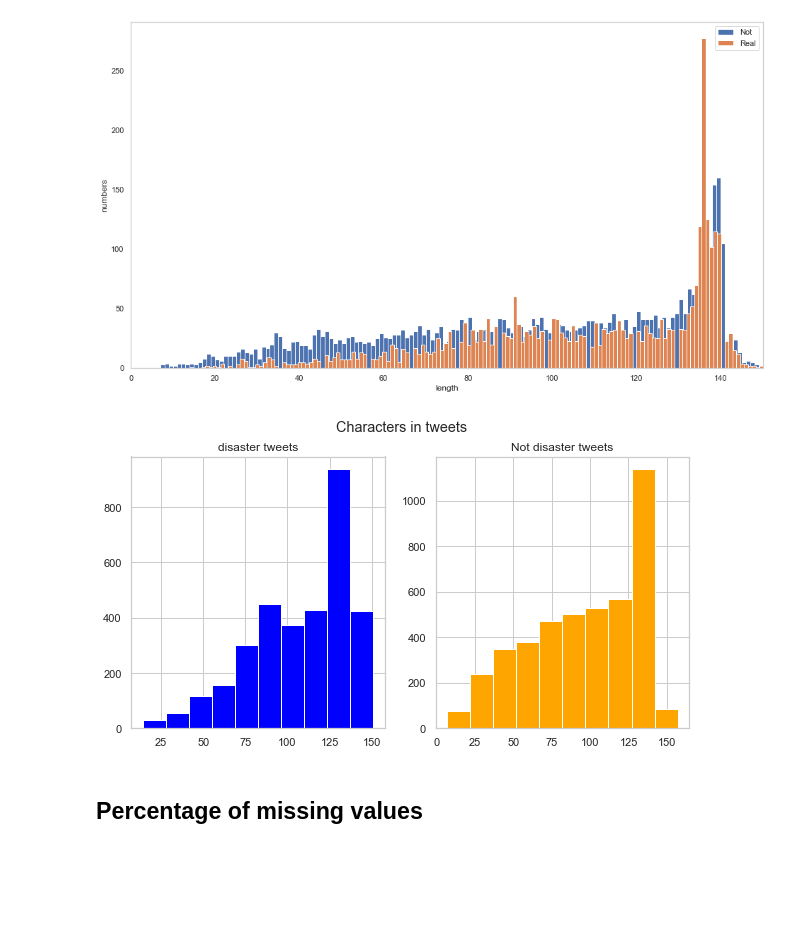
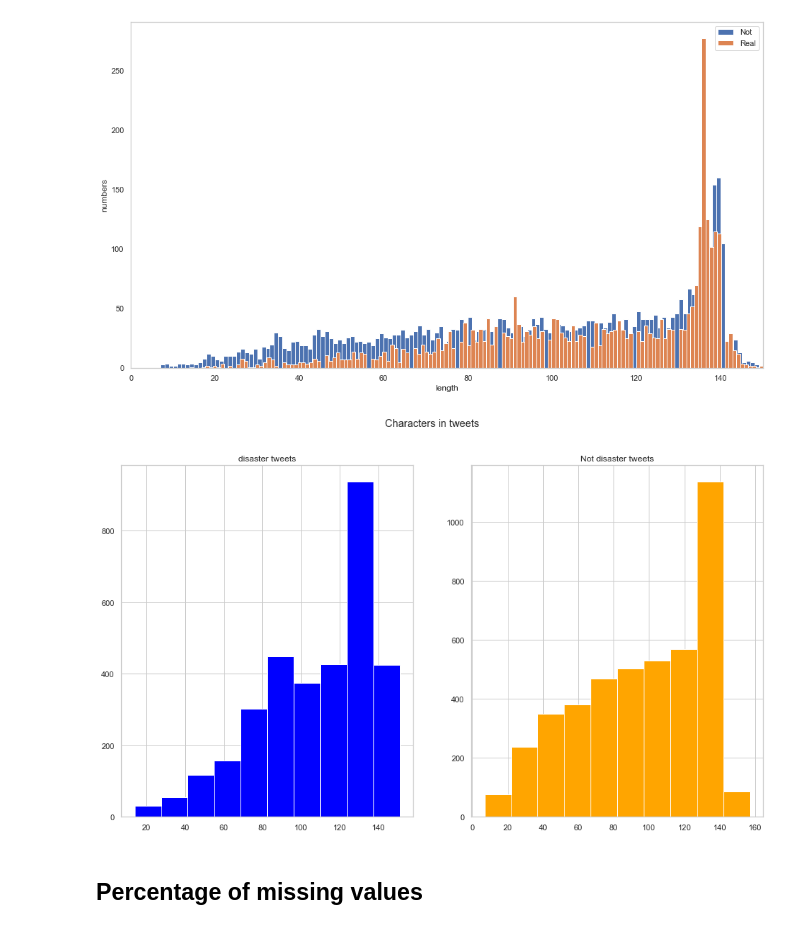
Before and after one commit to katebeloussmile/Learn3_2sem, a Jupyter notebook: ML/RGR/RGR.ipynb, the cells around one changed output. Cells and saved outputs as stored; diff of their text form; code cells hidden in the pictures; blank space fills up the shorter version.

```diff
--- a/ML/RGR/RGR.ipynb
+++ b/ML/RGR/RGR.ipynb
@@ -44,10 +41,10 @@ from sklearn.impute import SimpleImputer
 # %% [markdown]
 # Data importing and breakdown
 # %%
-train_df = pd.read_csv('train.csv')
+train = pd.read_csv('train.csv')
 test = pd.read_csv('test.csv')
 print("Train info:\n")
-print(train_df.info())
+print(train.info())
 print("\nTestinfo:\n")
 print(test.info())
 # %% [output]
@@ -125,5 +121,5 @@ Concatenate to full dataset:
 # %%
-full = pd.concat(objs=[train_df, test], axis=0)
+full = pd.concat(objs=[train, test], axis=0)
 full.tail()#check for correct concat
 # %% [output]
 |  | id | keyword | location | text | target |
@@ -174,17 +170,17 @@ plt.show()
 # %% [output]
 [figure]
 # %%
-fig,(ax1,ax2)=plt.subplots(1,2,figsize=(10,5))
+fig,(ax1,ax2)=plt.subplots(1,2,figsize=(16, 9))
 tweet_len=sent_length[sent_length['target']==1]['text'].str.len()
 ax1.hist(tweet_len,color='blue')
 ax1.set_title('disaster tweets')
 tweet_len=sent_length[sent_length['target']==0]['text'].str.len()
 ax2.hist(tweet_len,color='orange')
 ax2.set_title('Not disaster tweets')
 fig.suptitle('Characters in tweets')
 plt.show()
 # %% [output]
-[figure, old version]
+[figure, new version]
 # %% [markdown]
 ## Percentage of missing values
 # %%
```
Also changed, not shown: parts of 96 cells of this notebook, 13 other files.
